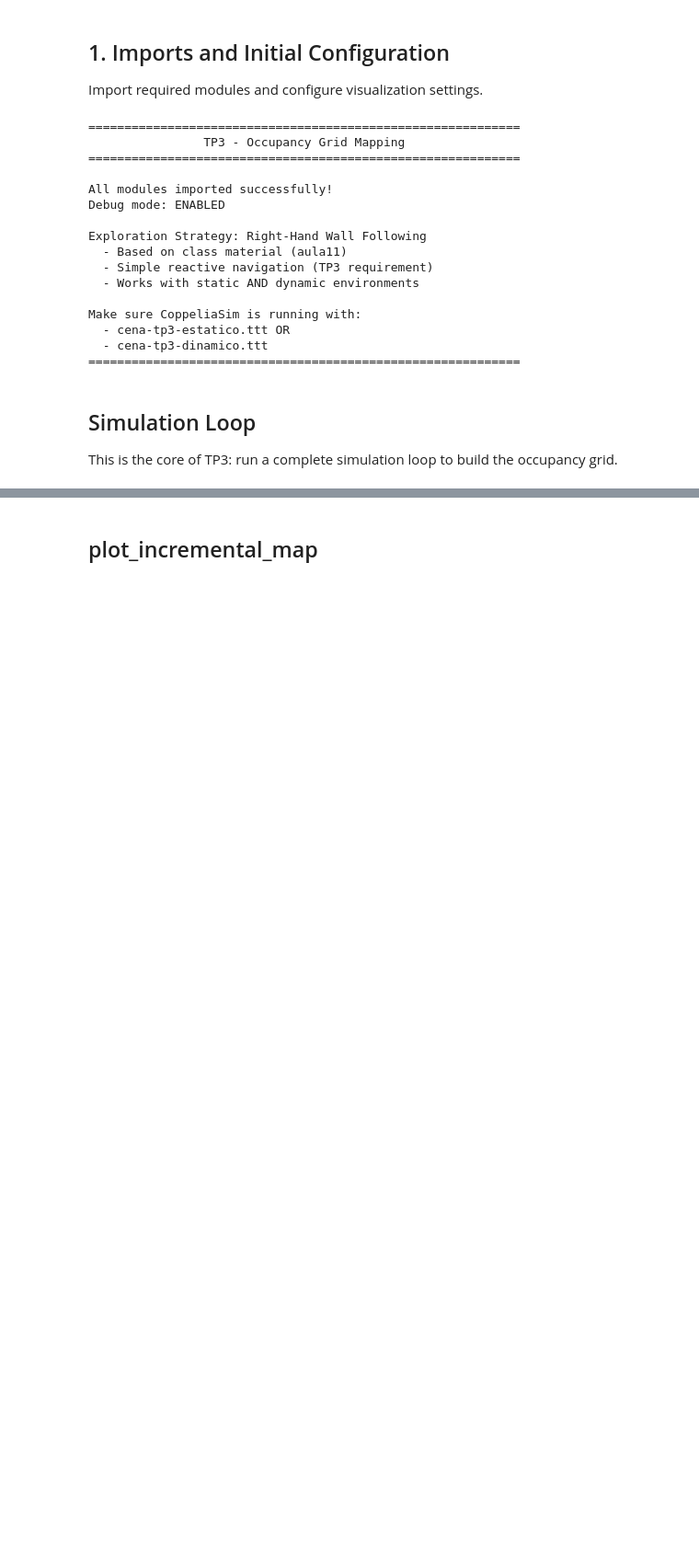
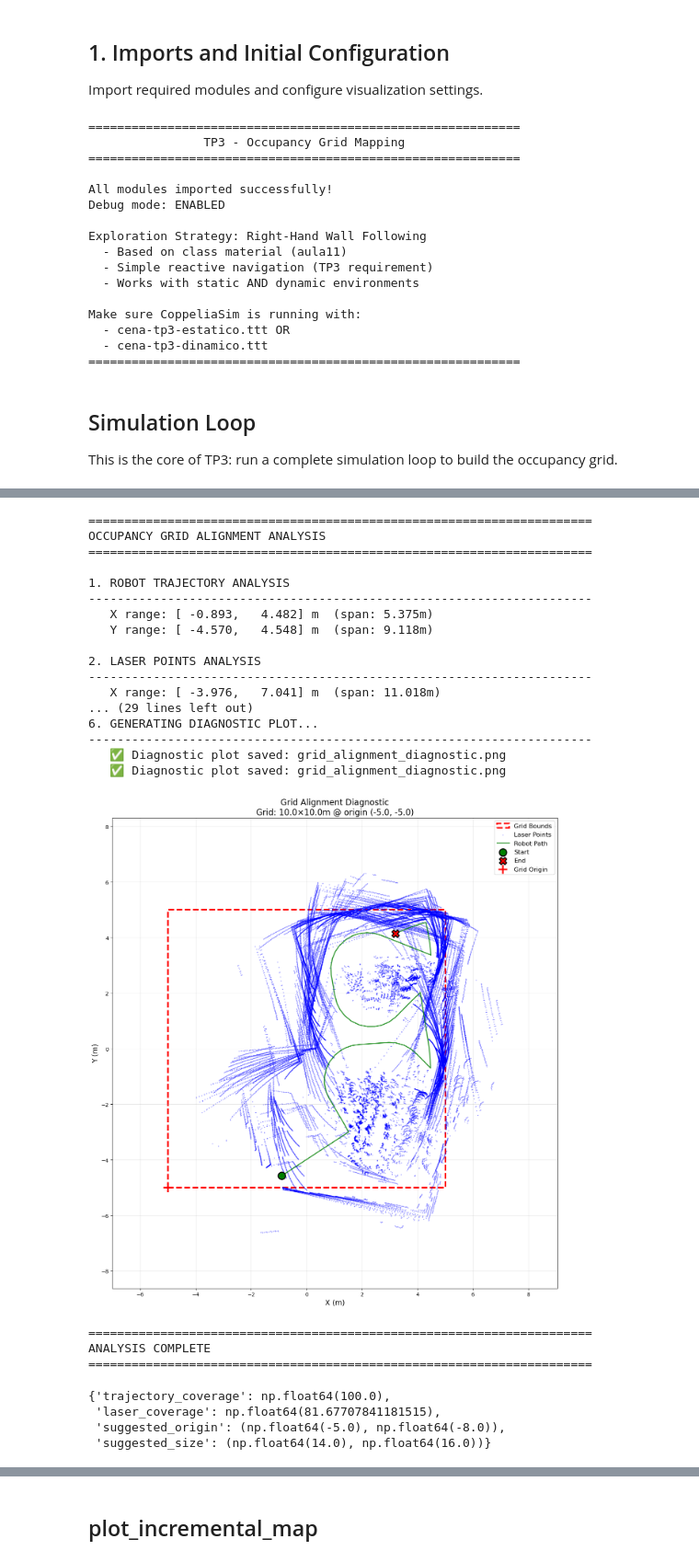
Before and after one commit to ARRETdaniel/25-2_robotica-movel, a Jupyter notebook: T3/dev/TP3_OccupancyGrid.ipynb, the cells around one changed output, grey strips where cells are left out. Shown at 92% size. Saved outputs shown, nothing was run; the diff lists cells and outputs as text; code cells hidden in the pictures; blank space fills up the shorter version.

```diff
--- a/T3/dev/TP3_OccupancyGrid.ipynb
+++ b/T3/dev/TP3_OccupancyGrid.ipynb
@@ -189,9 +184,26 @@ Configuration:
 if DEBUG_MODE:
     log_section_header("INITIALIZE COMPONENTS")
 
-# Create fresh controller and mapper
+# CRITICAL FIX: Define map parameters explicitly
+# ================================================
+# Based on Chapter 9 and TP3 requirements:
+# - The occupancy grid must align with the actual scene coordinates
+# - For the L-shaped room in the static scene, we center the map around (0,0)
+# - Origin is the bottom-left corner of the grid in world coordinates
+
+# Map configuration for L-shaped room (static scene)
+# These values ensure the grid covers the scene area properly
+MAP_ORIGIN = (-5.0, -5.0)  # Bottom-left corner: -5m in X and Y
+MAP_SIZE_M = (10.0, 10.0)  # 10m x 10m coverage (centered around origin)
+CELL_RES = CELL_SIZE       # Use the cell size from configuration
+
+# Create fresh controller and mapper with CORRECT origin
 controller = KobukiController(robot_name='kobuki')
-mapper = OccupancyGridMapper(map_size=MAP_SIZE, cell_size=CELL_SIZE)
+mapper = OccupancyGridMapper(
+    origin=MAP_ORIGIN,      # REQUIRED: Grid bottom-left corner
+    map_size=MAP_SIZE_M,    # Grid dimensions in meters
+    cell_size=CELL_RES      # Cell resolution
+)
 
 # EXPLORATION STRATEGY: RIGHT-HAND WALL FOLLOWING
 # ================================================
@@ -233,6 +245,15 @@ robot_trajectory = []  # List of (x, y, theta) tuples
 all_laser_points = []  # List of all laser points in global frame
 velocity_history = []  # List of (v, w) tuples
 
+print("\n" + "="*60)
+print("GRID-SCENE ALIGNMENT SUMMARY")
+print("="*60)
+print(f"Grid Origin:   ({MAP_ORIGIN[0]:.1f}, {MAP_ORIGIN[1]:.1f}) m")
+print(f"Grid Size:     {MAP_SIZE_M[0]} x {MAP_SIZE_M[1]} m")
+print(f"Grid Coverage: X=[{MAP_ORIGIN[0]:.1f}, {MAP_ORIGIN[0]+MAP_SIZE_M[0]:.1f}] m")
+print(f"               Y=[{MAP_ORIGIN[1]:.1f}, {MAP_ORIGIN[1]+MAP_SIZE_M[1]:.1f}] m")
+print(f"Cell Size:     {CELL_RES} m ({CELL_RES*100:.0f} cm)")
+print("="*60)
 print("\nAll components initialized successfully!")
 print("\nStarting simulation in 1 second...")
 time.sleep(1)
@@ -550,3 +445,32 @@ Laser Points Collected........ 138702
 Grid Size..................... (100, 100)
 Cell Size..................... 0.1m
 ======================================================================
+# %%
+from utils.diagnostic_tools import analyze_mapping_alignment
+analyze_mapping_alignment(robot_trajectory, mapper, all_laser_points)
+# %% [output]
+======================================================================
+OCCUPANCY GRID ALIGNMENT ANALYSIS
+======================================================================
+
+1. ROBOT TRAJECTORY ANALYSIS
+----------------------------------------------------------------------
+   X range: [ -0.893,   4.482] m  (span: 5.375m)
+   Y range: [ -4.570,   4.548] m  (span: 9.118m)
+
+2. LASER POINTS ANALYSIS
+----------------------------------------------------------------------
+   X range: [ -3.976,   7.041] m  (span: 11.018m)
+... (29 lines left out)
+6. GENERATING DIAGNOSTIC PLOT...
+----------------------------------------------------------------------
+   ✅ Diagnostic plot saved: grid_alignment_diagnostic.png
+   ✅ Diagnostic plot saved: grid_alignment_diagnostic.png
+[figure, added]
+======================================================================
+ANALYSIS COMPLETE
+======================================================================
+{'trajectory_coverage': np.float64(100.0),
+ 'laser_coverage': np.float64(81.67707841181515),
+ 'suggested_origin': (np.float64(-5.0), np.float64(-8.0)),
+ 'suggested_size': (np.float64(14.0), np.float64(16.0))}
```
Also changed, not shown: parts of 17 cells of this notebook, 20 other files.
